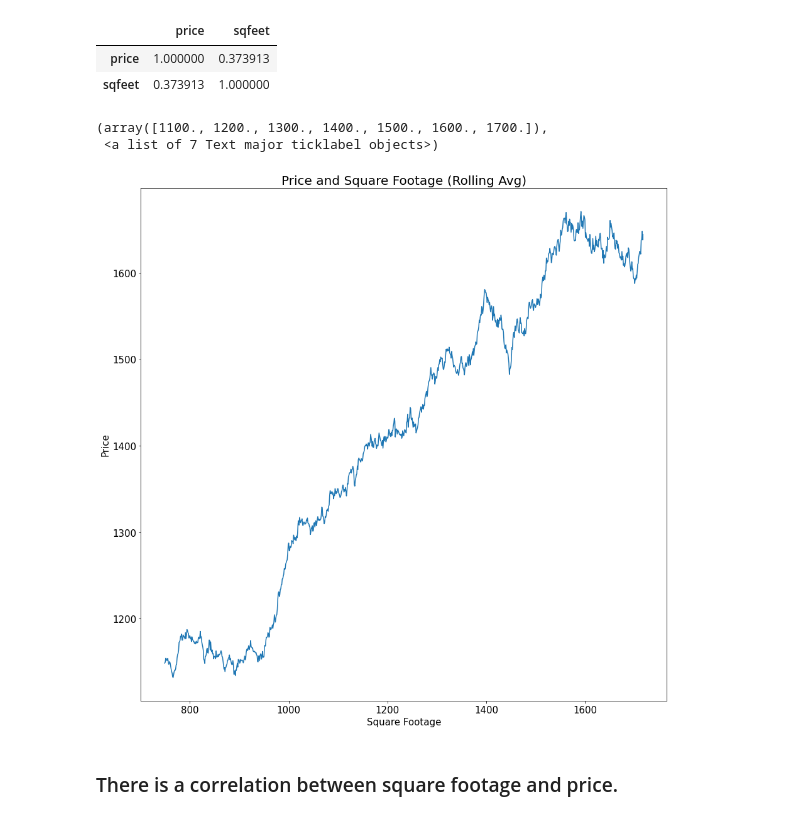
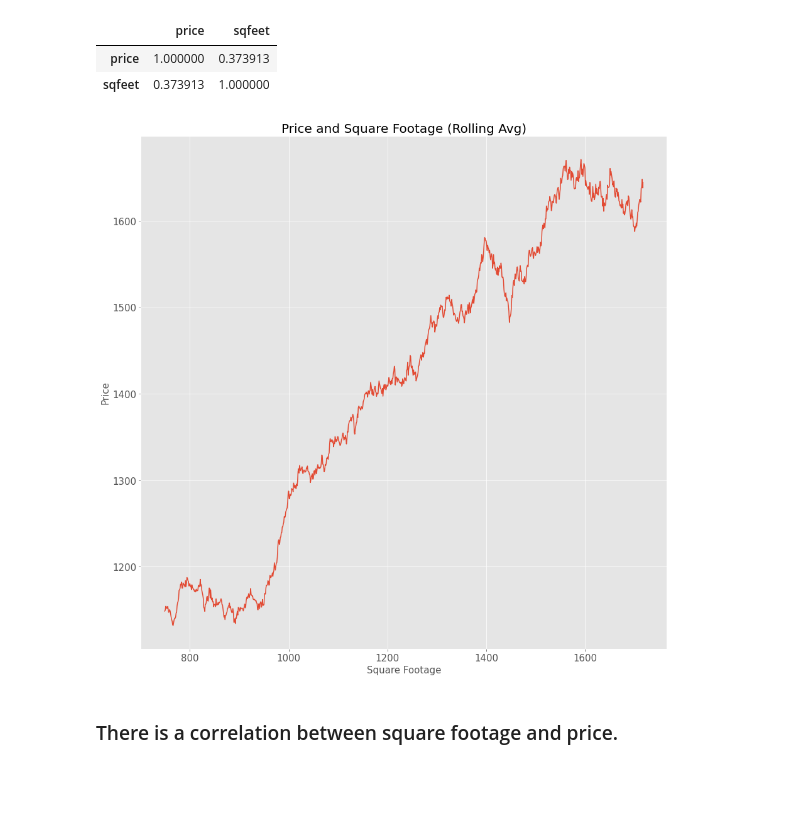
Before and after one commit to Echevarriaj93/Data_in_Motion_weeklies, a Jupyter notebook: usa_housing_listing_EDA.ipynb, the cells around one changed output. Saved outputs shown, nothing was run; the diff lists cells and outputs as text; code cells hidden in the pictures; blank space fills up the shorter version.

```diff
--- a/usa_housing_listing_EDA.ipynb
+++ b/usa_housing_listing_EDA.ipynb
@@ -591,30 +591,29 @@ df[['price', 'sqfeet']].corr() #prices vary dratically acroos the country and li
 # %%
 #This plot is to illustrate the trend. We found that there were too many trends to plot
 #and resorted to using a rolling average of the average.
 
 
 grouped = df.groupby('sqfeet')['price'].mean().rolling(50).mean() #We need the mean function to plot this
 #But we also need to declare the rolling average because there are too many mean values to plot
 #and plot the trend.
 
 x = grouped.index.values #the groupby column is the index.
 #We want the values of the index column which represent sqfeet
 
 y = grouped.values #price
 
 
 plt.figure(figsize=(15,15))
 plt.plot(x,y)
 
 plt.title('Price and Square Footage (Rolling Avg)', fontsize=20)
 plt.xlabel('Square Footage', fontsize=15)
 plt.xticks(fontsize=15)
 plt.ylabel('Price', fontsize=15)
 plt.yticks(fontsize=15)
+plt.style.use('ggplot')
 # %% [output]
-(array([1100., 1200., 1300., 1400., 1500., 1600., 1700.]),
- <a list of 7 Text major ticklabel objects>)
-[figure, old version]
+[figure, new version]
 # %% [markdown]
 ### There is a correlation between square footage and price.
 # %% [markdown]
```
Also changed, not shown: parts of 5 cells of this notebook.
